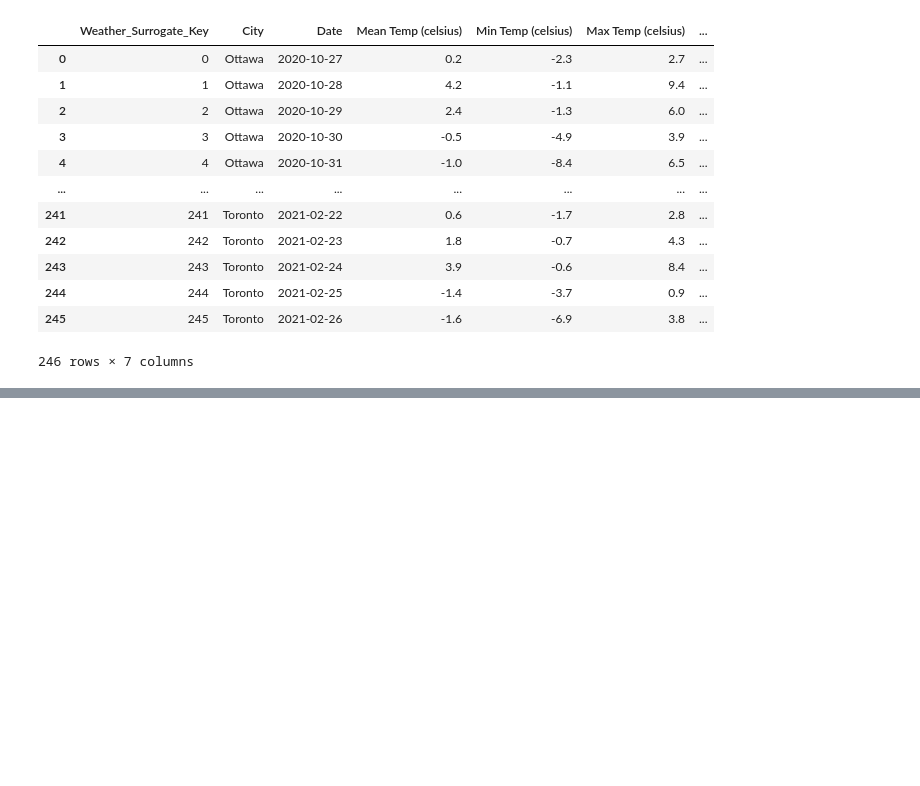
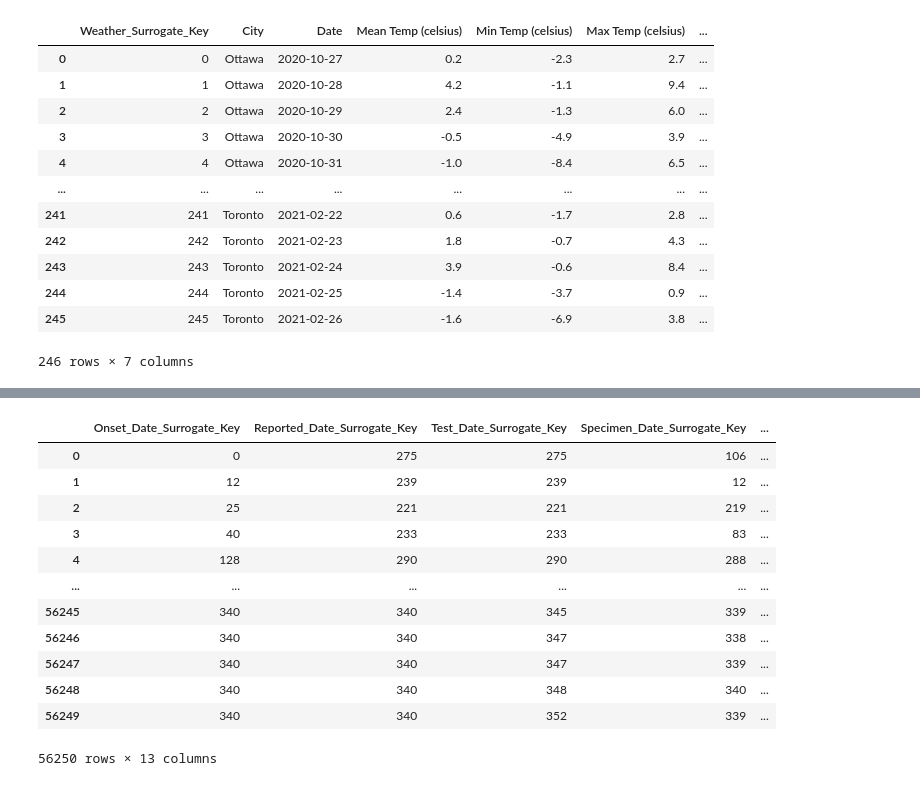
Before and after one commit to WilliamBHuynh/COVID-Tracking-Data-Mart, a Jupyter notebook: Data/Fact_Table/New_Fact_Table.ipynb, the cells around one changed output, grey strips where cells are left out. Saved outputs shown, nothing was run; the diff lists cells and outputs as text; code cells hidden in the pictures; blank space fills up the shorter version.

```diff
--- a/Data/Fact_Table/New_Fact_Table.ipynb
+++ b/Data/Fact_Table/New_Fact_Table.ipynb
@@ -317,0 +272,20 @@ special_measures_dimension_df.to_csv("Special_Measures_Dimension_Final.csv",inde
+# %%
+# Grouping by row type, size = count of duplicates
+
+grouped_fact_table = fact_table.groupby(fact_table.columns.tolist(),as_index=False).size()
+# %%
+grouped_fact_table
+# %% [output]
+|  | Onset_Date_Surrogate_Key | Reported_Date_Surrogate_Key | Test_Date_Surrogate_Key | Specimen_Date_Surrogate_Key | ... |
+| 0 | 0 | 275 | 275 | 106 | ... |
+| 1 | 12 | 239 | 239 | 12 | ... |
+| 2 | 25 | 221 | 221 | 219 | ... |
+| 3 | 40 | 233 | 233 | 83 | ... |
+| 4 | 128 | 290 | 290 | 288 | ... |
+| ... | ... | ... | ... | ... | ... |
+| 56245 | 340 | 340 | 345 | 339 | ... |
+| 56246 | 340 | 340 | 347 | 338 | ... |
+| 56247 | 340 | 340 | 347 | 339 | ... |
+| 56248 | 340 | 340 | 348 | 340 | ... |
+| 56249 | 340 | 340 | 352 | 339 | ... |
+56250 rows × 13 columns
```
Also changed, not shown: parts of 17 cells of this notebook, 1 other file.
